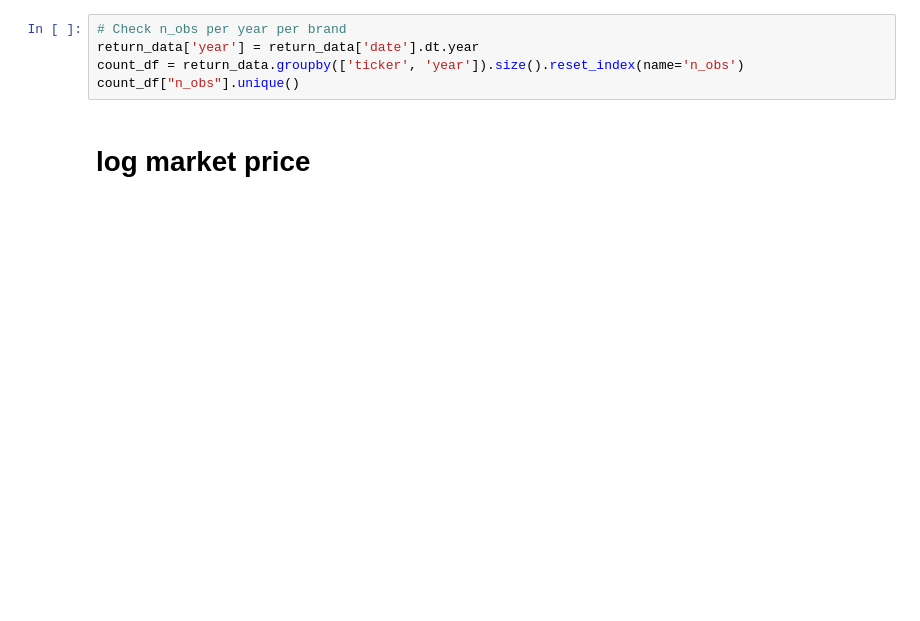
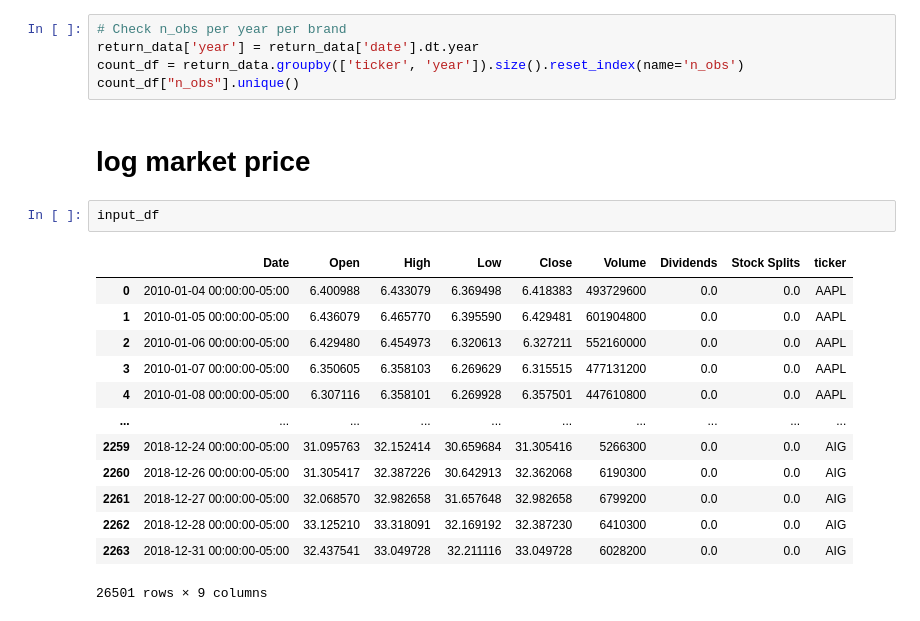
Before and after one commit to brianrp09232000/multimodal-eq-sizing, a Jupyter notebook: compute-momentum-rank.ipynb, the cells around one changed output. Drawn from its saved outputs; the diff is of its cells as text; blank space fills up the shorter version.

```diff
--- a/compute-momentum-rank.ipynb
+++ b/compute-momentum-rank.ipynb
@@ -132,3 +150,19 @@ count_df = return_data.groupby(['ticker', 'year']).size().reset_index(name='n_ob
 count_df["n_obs"].unique()
 # %% [markdown]
 # log market price
+# %%
+input_df
+# %% [output]
+|  | Date | Open | High | Low | Close | Volume | Dividends | Stock Splits | ticker |
+| 0 | 2010-01-04 00:00:00-05:00 | 6.400988 | 6.433079 | 6.369498 | 6.418383 | 493729600 | 0.0 | 0.0 | AAPL |
+| 1 | 2010-01-05 00:00:00-05:00 | 6.436079 | 6.465770 | 6.395590 | 6.429481 | 601904800 | 0.0 | 0.0 | AAPL |
+| 2 | 2010-01-06 00:00:00-05:00 | 6.429480 | 6.454973 | 6.320613 | 6.327211 | 552160000 | 0.0 | 0.0 | AAPL |
+| 3 | 2010-01-07 00:00:00-05:00 | 6.350605 | 6.358103 | 6.269629 | 6.315515 | 477131200 | 0.0 | 0.0 | AAPL |
+| 4 | 2010-01-08 00:00:00-05:00 | 6.307116 | 6.358101 | 6.269928 | 6.357501 | 447610800 | 0.0 | 0.0 | AAPL |
+| ... | ... | ... | ... | ... | ... | ... | ... | ... | ... |
+| 2259 | 2018-12-24 00:00:00-05:00 | 31.095763 | 32.152414 | 30.659684 | 31.305416 | 5266300 | 0.0 | 0.0 | AIG |
+| 2260 | 2018-12-26 00:00:00-05:00 | 31.305417 | 32.387226 | 30.642913 | 32.362068 | 6190300 | 0.0 | 0.0 | AIG |
+| 2261 | 2018-12-27 00:00:00-05:00 | 32.068570 | 32.982658 | 31.657648 | 32.982658 | 6799200 | 0.0 | 0.0 | AIG |
+| 2262 | 2018-12-28 00:00:00-05:00 | 33.125210 | 33.318091 | 32.169192 | 32.387230 | 6410300 | 0.0 | 0.0 | AIG |
+| 2263 | 2018-12-31 00:00:00-05:00 | 32.437541 | 33.049728 | 32.211116 | 33.049728 | 6028200 | 0.0 | 0.0 | AIG |
+26501 rows × 9 columns
```
Also changed, not shown: parts of 9 cells of this notebook.
